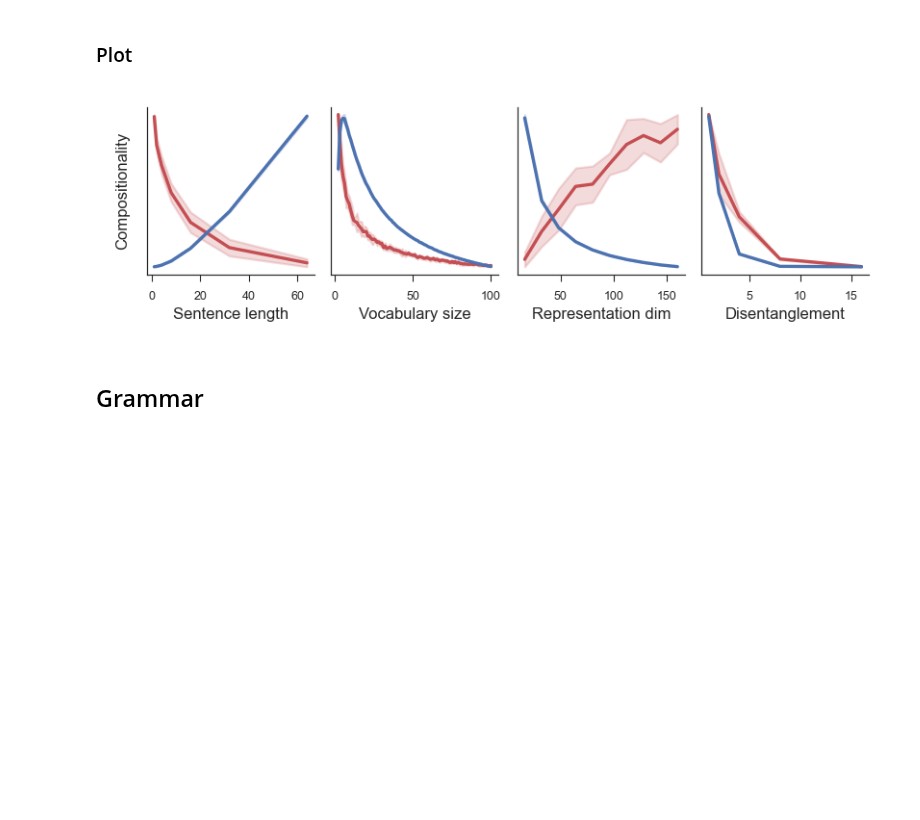
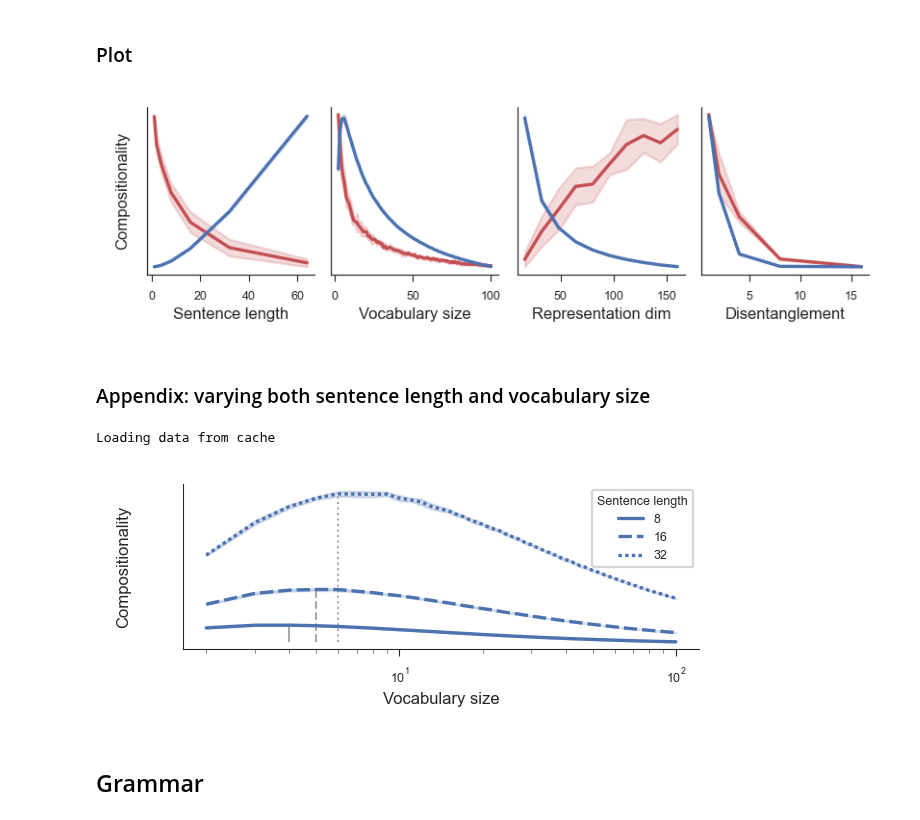
Before and after one commit to EricElmoznino/complexity_compositionality, a Jupyter notebook: papers/theory/notebook.ipynb, the cells around one changed output. Cells and saved outputs as stored; diff of their text form; code cells hidden in the pictures; blank space fills up the shorter version.

Commit message:
Added an appendix figure

```diff
--- a/papers/theory/notebook.ipynb
+++ b/papers/theory/notebook.ipynb
@@ -358,6 +359,86 @@ fig.savefig("saved/lookup_table.pdf")
 plt.show()
 # %% [output]
 [figure]
+# %% [markdown]
+### Appendix: varying both sentence length and vocabulary size
+# %%
+if os.path.exists("data/lookup_table_sentence_length_and_vocab_size.csv"):
+    print("Loading data from cache")
+    data_sentence_length_vocab_size = pd.read_csv(
+        "data/lookup_table_sentence_length_and_vocab_size.csv"
+    )
+else:
+    data_sentence_length_vocab_size = []
+    for k in [8, 16, 32]:
+        for v in tqdm(range(2, 100 + 1)):
+            for i in enumerate(range(n_seeds)):
+                data_gen = LookupTableDataGenerator(
+                    num_words=k,
+                    vocab_size=v,
+                    z_dim=z_dim,
+                    disentanglement=1,
+                    noise_ratio=noise_ratio,
+                    random_seed=i,
+                )
+                w, z = data_gen.sample(n_samples)
+                c = data_gen.compositionality(z=z, w=w, per_sample=per_sample)
+                data_sentence_length_vocab_size.append(
+                    {
+                        "Sentence length": k,
+                        "Vocabulary size": v,
+                        "Representation dimensionality": z_dim,
+                        "Disentanglement": 1,
+                        "Noise ratio": noise_ratio,
+                        "Compositionality": c,
+                    }
+                )
+    data_sentence_length_vocab_size = pd.DataFrame(data_sentence_length_vocab_size)
+    data_sentence_length_vocab_size.to_csv(
+        "data/lookup_table_sentence_length_and_vocab_size.csv", index=False
+    )
+
+peaks = (
+    data_sentence_length_vocab_size.groupby(["Sentence length", "Vocabulary size"])[
+        "Compositionality"
+    ]
+    .mean()
+    .reset_index()
+)
+peaks = peaks.groupby("Sentence length").apply(
+    lambda x: x.loc[x["Compositionality"].idxmax()], include_groups=False
+)
+
+fig, ax = plt.subplots(figsize=(3, 1.2))
+
+ax.vlines(
+    x=peaks["Vocabulary size"],
+    ymin=[
+        data_sentence_length_vocab_size["Compositionality"].min()
+        for _ in range(len(peaks))
+    ],
+    ymax=peaks["Compositionality"],
+    colors="darkgrey",
+    linewidth=0.75,
+    linestyles=["-", "--", ":"]
+)
+sns.lineplot(
+    data=data_sentence_length_vocab_size,
+    x="Vocabulary size",
+    y="Compositionality",
+    style="Sentence length",
+    errorbar="sd",
+    color=sns.color_palette()[0],
+    ax=ax,
+)
+ax.set(xscale="log")
+ax.tick_params(axis="y", left=False, labelleft=False)
+ax.yaxis.set_label_coords(-0.1, 0.5)
+
+fig.savefig("saved/lookup_table_sentence_and_vocab.pdf")
+plt.show()
+# %% [output]
+Loading data from cache
+[figure, added]
 # %% [markdown]
 ## Grammar
 # %%
```
Also changed, not shown: parts of 3 cells of this notebook, 2 other files.
